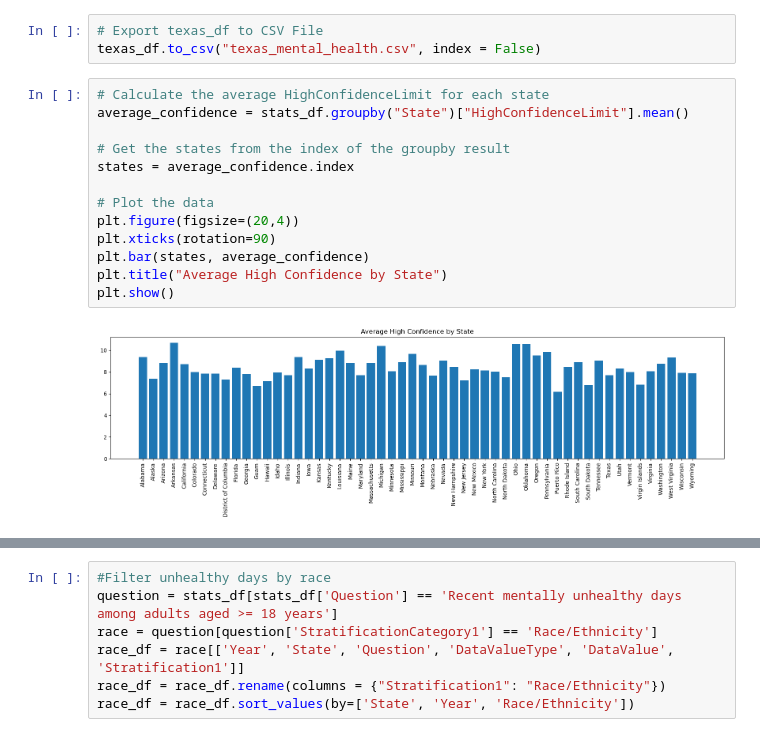
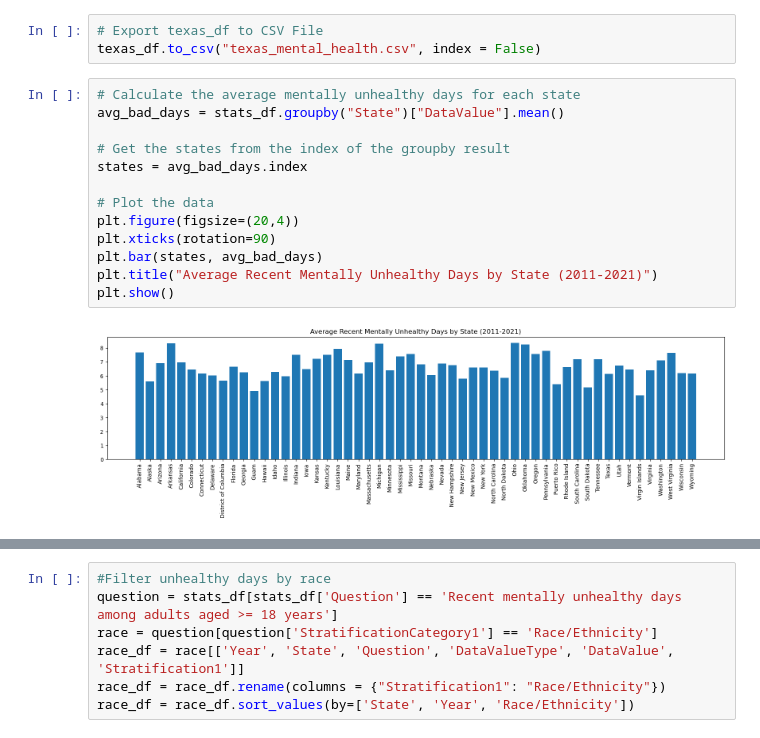
Before and after one commit to williamnzoiwu/Project-4, a Jupyter notebook: Mental_Health_Charts.ipynb, the cells around one changed output, grey strips where cells are left out. Drawn from its saved outputs; the diff is of its cells as text.

```diff
--- a/Mental_Health_Charts.ipynb
+++ b/Mental_Health_Charts.ipynb
@@ -43,17 +43,17 @@ texas_df.head(3)
 # Export texas_df to CSV File
 texas_df.to_csv("texas_mental_health.csv", index = False)
 # %%
-# Calculate the average HighConfidenceLimit for each state
-average_confidence = stats_df.groupby("State")["HighConfidenceLimit"].mean()
+# Calculate the average mentally unhealthy days for each state
+avg_bad_days = stats_df.groupby("State")["DataValue"].mean()
 
 # Get the states from the index of the groupby result
-states = average_confidence.index
+states = avg_bad_days.index
 
 # Plot the data
 plt.figure(figsize=(20,4))
 plt.xticks(rotation=90)
-plt.bar(states, average_confidence)
-plt.title("Average High Confidence by State")
+plt.bar(states, avg_bad_days)
+plt.title("Average Recent Mentally Unhealthy Days by State (2011-2021)")
 plt.show()
 # %% [output]
-[figure, old version]
+[figure, new version]
```
Also changed, not shown: parts of 8 cells of this notebook.
